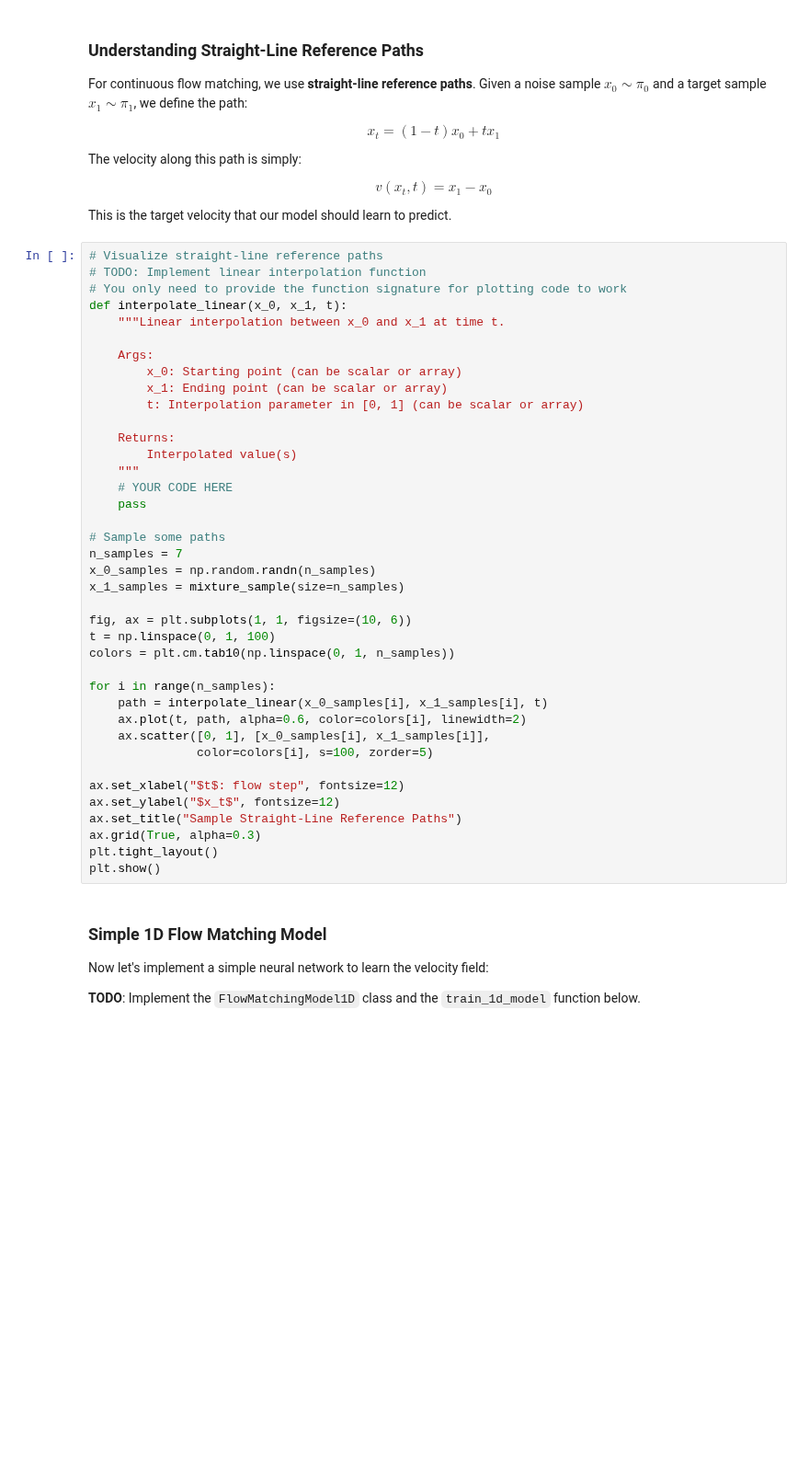
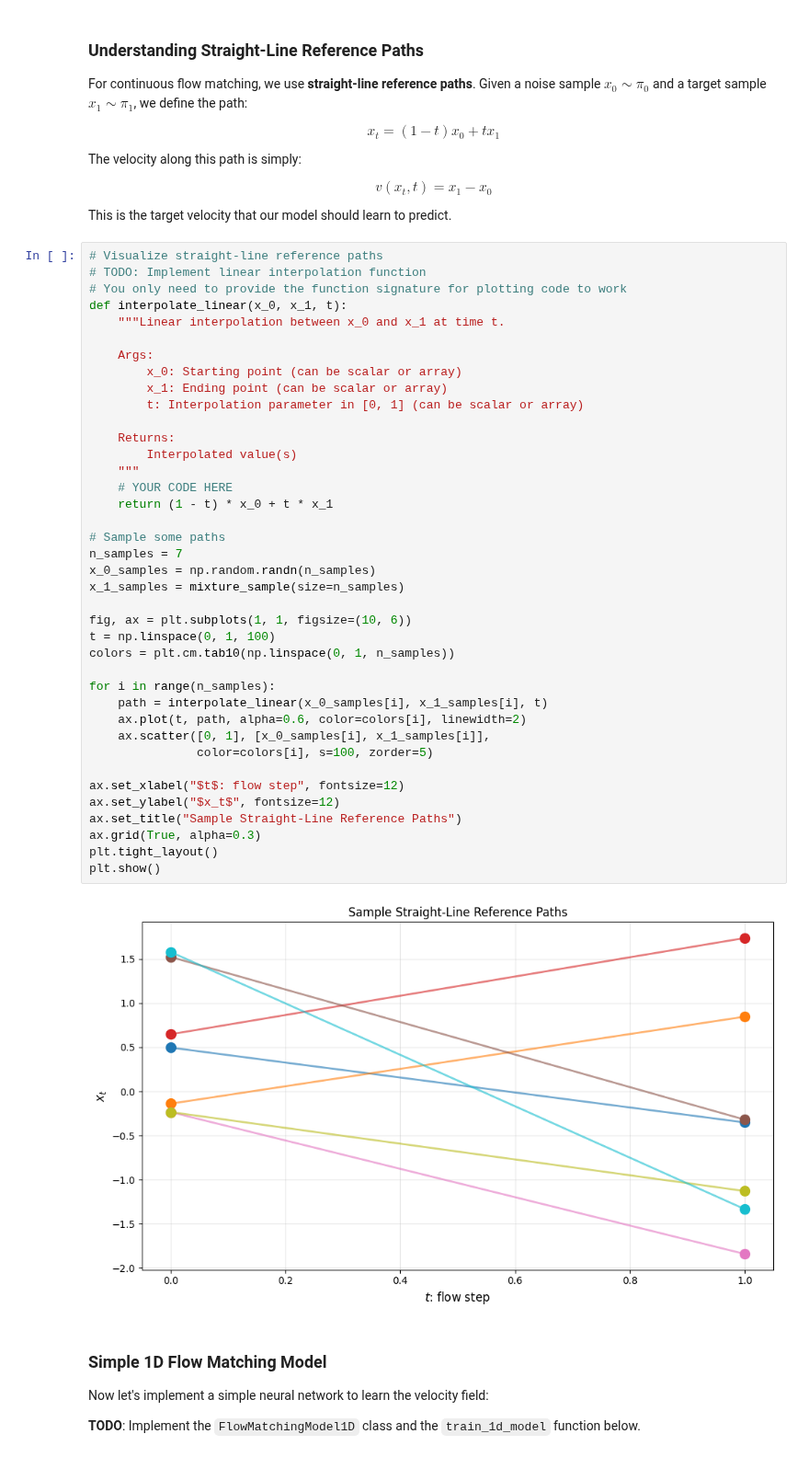
Before and after one commit to Titouaaaan/M2-MIND, a Jupyter notebook: ADL/tme3/flow_matching_practical_student.ipynb, the cells around one changed output. Shown at 92% size. Drawn from its saved outputs; the diff is of its cells as text; blank space fills up the shorter version.

```diff
--- a/ADL/tme3/flow_matching_practical_student.ipynb
+++ b/ADL/tme3/flow_matching_practical_student.ipynb
@@ -135,34 +143,36 @@ def interpolate_linear(x_0, x_1, t):
         x_0: Starting point (can be scalar or array)
         x_1: Ending point (can be scalar or array)
         t: Interpolation parameter in [0, 1] (can be scalar or array)
 
     Returns:
         Interpolated value(s)
     """
     # YOUR CODE HERE
-    pass
+    return (1 - t) * x_0 + t * x_1
 
 # Sample some paths
 n_samples = 7
 x_0_samples = np.random.randn(n_samples)
 x_1_samples = mixture_sample(size=n_samples)
 
 fig, ax = plt.subplots(1, 1, figsize=(10, 6))
 t = np.linspace(0, 1, 100)
 colors = plt.cm.tab10(np.linspace(0, 1, n_samples))
 
 for i in range(n_samples):
     path = interpolate_linear(x_0_samples[i], x_1_samples[i], t)
     ax.plot(t, path, alpha=0.6, color=colors[i], linewidth=2)
     ax.scatter([0, 1], [x_0_samples[i], x_1_samples[i]],
                color=colors[i], s=100, zorder=5)
 
 ax.set_xlabel("$t$: flow step", fontsize=12)
 ax.set_ylabel("$x_t$", fontsize=12)
 ax.set_title("Sample Straight-Line Reference Paths")
 ax.grid(True, alpha=0.3)
 plt.tight_layout()
 plt.show()
+# %% [output]
+[figure, added]
 # %% [markdown]
 ### Simple 1D Flow Matching Model
 
```
Also changed, not shown: parts of 3 cells of this notebook.
